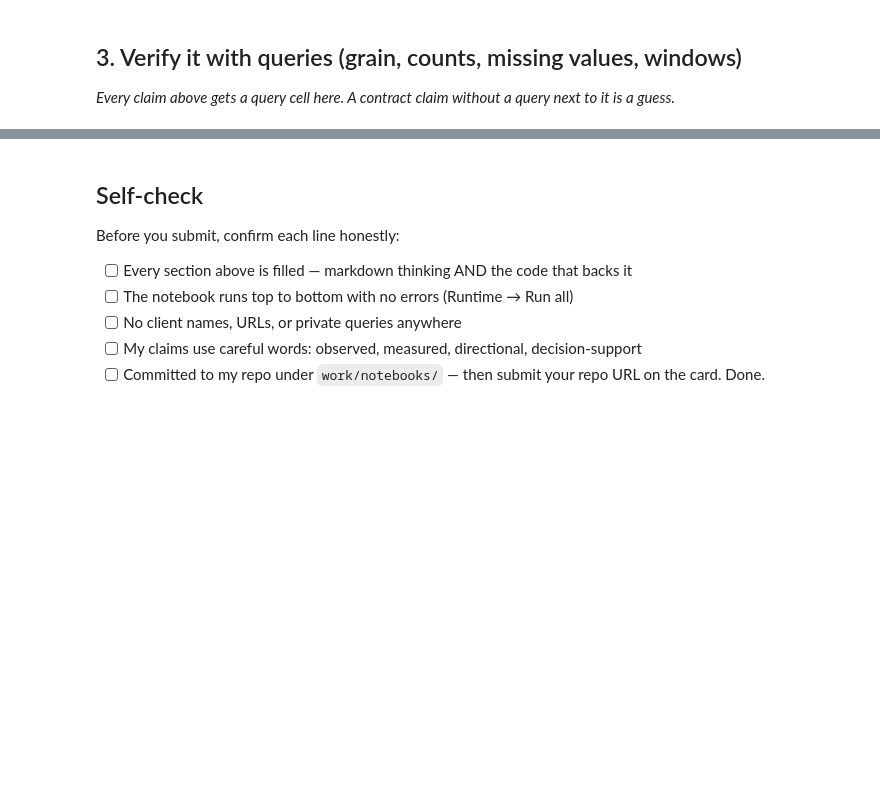
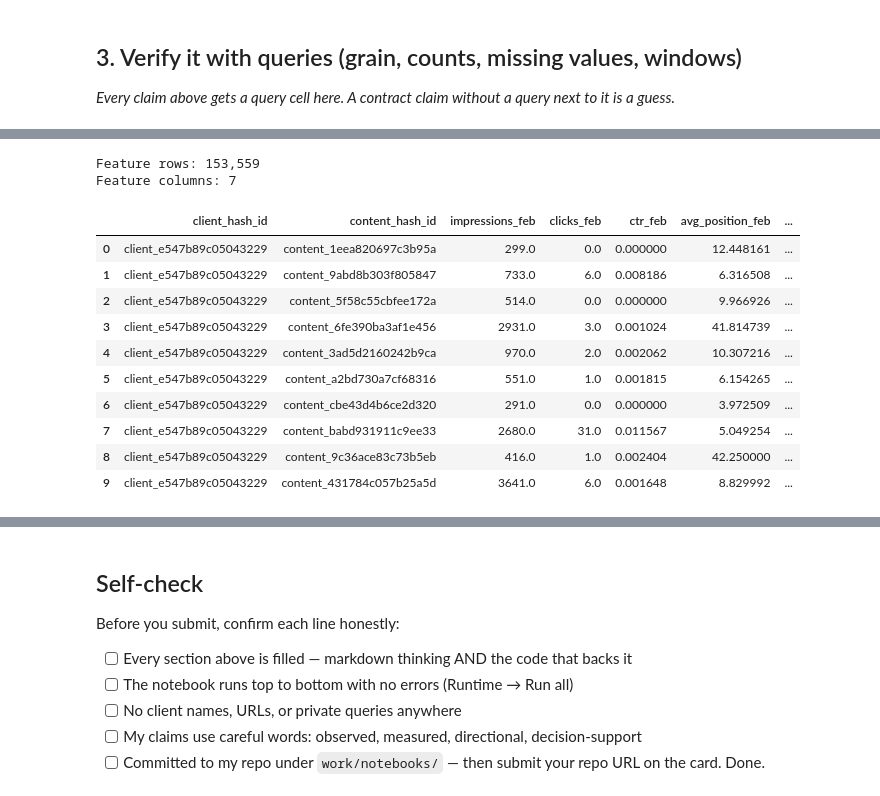
Before and after one commit to Vasavijoshi/flyrank-ml-internship, a Jupyter notebook: work/notebooks/w03_data_contract.ipynb, the cells around one changed output, grey strips where cells are left out. Saved outputs shown, nothing was run; the diff lists cells and outputs as text; code cells hidden in the pictures; blank space fills up the shorter version.

Commit message:
Complete ML-04 data contract

```diff
--- a/work/notebooks/w03_data_contract.ipynb
+++ b/work/notebooks/w03_data_contract.ipynb
@@ -36,0 +143,52 @@ This skeleton is yours to fill. Work the sections **in order** — each one has
+# %%
+# This cell is for CODE (numbers, a query, a check).
+# Write your text answer in the cell ABOVE this one — typing sentences here breaks Run All.
+# Five-feature frame: February 2026
+
+feature_frame = con.sql(f"""
+SELECT
+    client_hash_id,
+    content_hash_id,
+
+    SUM(gsc_impressions) AS impressions_feb,
+    SUM(gsc_clicks) AS clicks_feb,
+
+    SUM(gsc_clicks) / NULLIF(SUM(gsc_impressions), 0) AS ctr_feb,
+
+    SUM(gsc_sum_position) / NULLIF(SUM(gsc_impressions), 0) AS avg_position_feb,
+
+    COUNT(DISTINCT report_date) AS measured_gsc_days
+
+FROM read_parquet(
+    '{rel}/fact_content_daily_performance/**/*.parquet',
+    hive_partitioning = true
+)
+
+WHERE month = '2026-02'
+  AND gsc_data_available IS TRUE
+
+GROUP BY
+    client_hash_id,
+    content_hash_id
+""")
+
+feature_df = feature_frame.df()
+
+print(f"Feature rows: {len(feature_df):,}")
+print(f"Feature columns: {len(feature_df.columns)}")
+
+display(feature_df.head(10))
+# %% [output]
+Feature rows: 153,559
+Feature columns: 7
+|  | client_hash_id | content_hash_id | impressions_feb | clicks_feb | ctr_feb | avg_position_feb | ... |
+| 0 | client_e547b89c05043229 | content_1eea820697c3b95a | 299.0 | 0.0 | 0.000000 | 12.448161 | ... |
+| 1 | client_e547b89c05043229 | content_9abd8b303f805847 | 733.0 | 6.0 | 0.008186 | 6.316508 | ... |
+| 2 | client_e547b89c05043229 | content_5f58c55cbfee172a | 514.0 | 0.0 | 0.000000 | 9.966926 | ... |
+| 3 | client_e547b89c05043229 | content_6fe390ba3af1e456 | 2931.0 | 3.0 | 0.001024 | 41.814739 | ... |
+| 4 | client_e547b89c05043229 | content_3ad5d2160242b9ca | 970.0 | 2.0 | 0.002062 | 10.307216 | ... |
+| 5 | client_e547b89c05043229 | content_a2bd730a7cf68316 | 551.0 | 1.0 | 0.001815 | 6.154265 | ... |
+| 6 | client_e547b89c05043229 | content_cbe43d4b6ce2d320 | 291.0 | 0.0 | 0.000000 | 3.972509 | ... |
+| 7 | client_e547b89c05043229 | content_babd931911c9ee33 | 2680.0 | 31.0 | 0.011567 | 5.049254 | ... |
+| 8 | client_e547b89c05043229 | content_9c36ace83c73b5eb | 416.0 | 1.0 | 0.002404 | 42.250000 | ... |
+| 9 | client_e547b89c05043229 | content_431784c057b25a5d | 3641.0 | 6.0 | 0.001648 | 8.829992 | ... |
```
Also changed, not shown: parts of 14 cells of this notebook.
